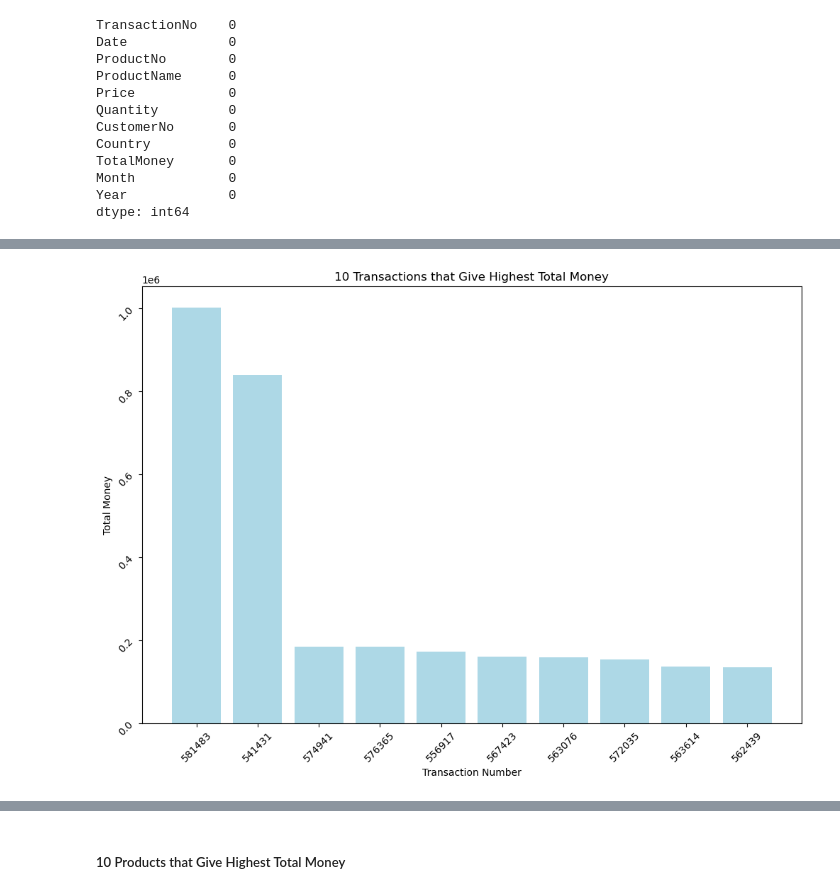
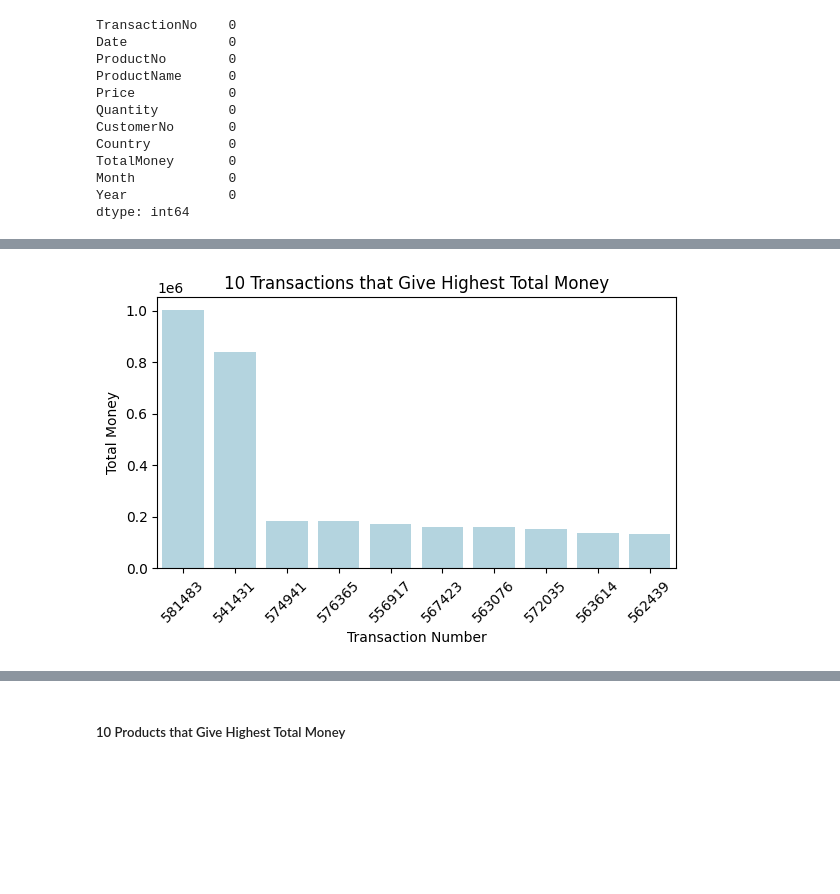
Before and after one commit to xrhahelry/Data-Driven-Insights-and-Customer-Segmentation-for-E-Commerce-Growth, a Jupyter notebook: eda.ipynb, the cells around one changed output, grey strips where cells are left out. Cells and saved outputs as stored; diff of their text form; code cells hidden in the pictures; blank space fills up the shorter version.

```diff
--- a/eda.ipynb
+++ b/eda.ipynb
@@ -214,32 +222,38 @@ print(len(transactionCount))
 # %%
-# Variable to store data
-listTransaction = df['TransactionNo'].unique()
-listTotalMoney = []
+# listTransaction = df['TransactionNo'].unique()
+# listTotalMoney = []
 
-# Loop for Store Data
-for i in listTransaction:
-    totalMoney = df['TotalMoney'].loc[df['TransactionNo'] == i].sum()
-    listTotalMoney.append(totalMoney)
+# # Loop for Store Data
+# for i in listTransaction:
+#     totalMoney = df['TotalMoney'].loc[df['TransactionNo'] == i].sum()
+#     listTotalMoney.append(totalMoney)
 
-# Dictionary for DataFrame
-dictTransaction = {
-    'TransactionNo' : listTransaction,
-    'TotalMoney' : listTotalMoney
-}
+# dictTransaction = {
+#     'TransactionNo' : listTransaction,
+#     'TotalMoney' : listTotalMoney
+# }
 
-# Adjust DataFrame
-dfTransaction = pd.DataFrame(dictTransaction)
-dfTransaction = dfTransaction.sort_values('TotalMoney',ascending=False).head(10)
-dfTransaction = dfTransaction.reset_index(drop=True)
+# # Adjust DataFrame
+# dfTransaction = pd.DataFrame(dictTransaction)
+# dfTransaction = dfTransaction.sort_values('TotalMoney', ascending=False).head(10)
+# dfTransaction = dfTransaction.reset_index(drop=True)
+# dfTransaction.to_csv("TrasactionMoney.csv", index=False)
+dfTransaction = pd.read_csv("top_10_transactions.csv")
+dfTransaction = dfTransaction.sort_values("TotalMoney", ascending=False)
 
-# Create Figure
-plt.figure(figsize = (12,8))
-plt.bar(data = dfTransaction, x = 'TransactionNo',height = 'TotalMoney', color = 'lightblue')
+dfTransaction["TransactionNo"] = pd.Categorical(
+    dfTransaction["TransactionNo"],
+    categories=dfTransaction["TransactionNo"],
+    ordered=True
+)
+
+plt.figure(figsize=(6, 4))
+sns.barplot(data=dfTransaction, x='TransactionNo', y='TotalMoney', color="lightblue")
 plt.title('10 Transactions that Give Highest Total Money')
-plt.yticks(rotation = 45)
-plt.xticks(rotation = 45)
+plt.xticks(rotation=45)
 plt.xlabel('Transaction Number')
 plt.ylabel('Total Money')
+plt.tight_layout()
 plt.show()
 # %% [output]
-[figure, old version]
+[figure, new version]
```
Also changed, not shown: parts of 31 cells of this notebook, 5 other files.
